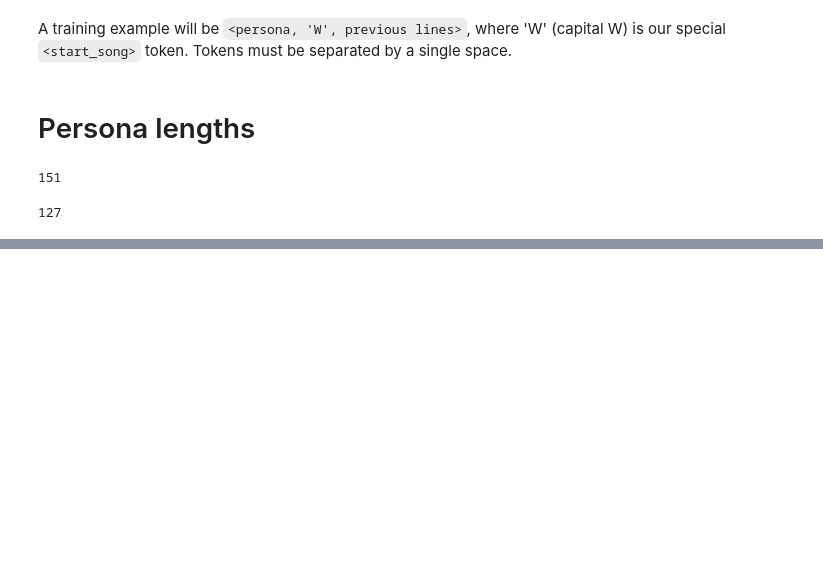
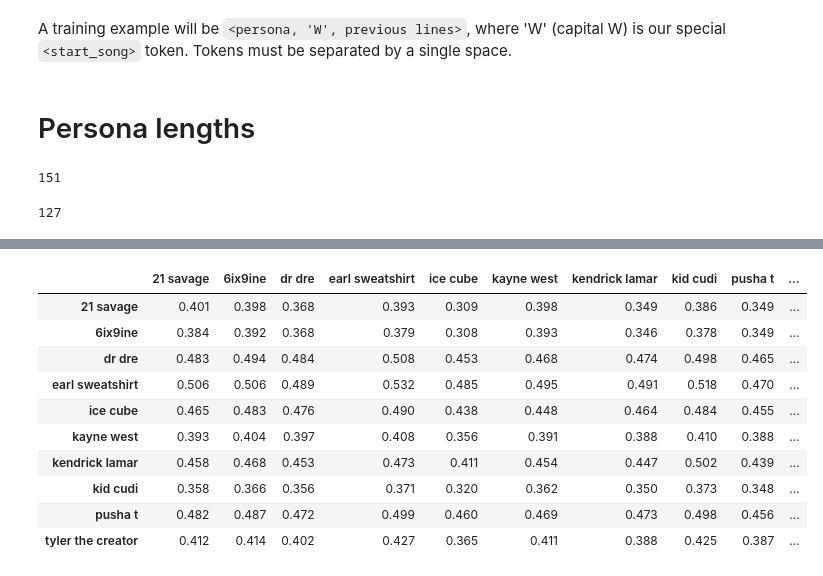
Before and after one commit to Lucaskabela/artist-lyric-gen, a Jupyter notebook: src/dataset/dataset.ipynb, the cells around one changed output, grey strips where cells are left out. Saved outputs shown, nothing was run; the diff lists cells and outputs as text; code cells hidden in the pictures; blank space fills up the shorter version.

```diff
--- a/src/dataset/dataset.ipynb
+++ b/src/dataset/dataset.ipynb
@@ -734,0 +775,32 @@ max(persona_lengths)
+# %%
+def highlight_diag(data, color='yellow'):
+    '''
+    highlight the diag values in a DataFrame
+    '''
+    attr = 'background-color: {}'.format(color)
+    # create a new dataframe of the same structure with default style value
+    df_style = data.replace(data, '')
+    # fill diagonal with highlight color
+    np.fill_diagonal(df_style.values, attr)
+    return df_style
+
+def max_bold(row):
+    max_val = max(row)
+    return ['font-weight: bold' if v == max_val else '' for v in row]
+
+colored_matrix = final_selected_matrix.style.apply(highlight_diag, axis=None)
+colored_matrix = colored_matrix.apply(max_bold, axis=1)
+colored_matrix.precision = 3
+colored_matrix
+# %% [output]
+|  | 21 savage | 6ix9ine | dr dre | earl sweatshirt | ice cube | kayne west | kendrick lamar | kid cudi | pusha t | ... |
+| 21 savage | 0.401 | 0.398 | 0.368 | 0.393 | 0.309 | 0.398 | 0.349 | 0.386 | 0.349 | ... |
+| 6ix9ine | 0.384 | 0.392 | 0.368 | 0.379 | 0.308 | 0.393 | 0.346 | 0.378 | 0.349 | ... |
+| dr dre | 0.483 | 0.494 | 0.484 | 0.508 | 0.453 | 0.468 | 0.474 | 0.498 | 0.465 | ... |
+| earl sweatshirt | 0.506 | 0.506 | 0.489 | 0.532 | 0.485 | 0.495 | 0.491 | 0.518 | 0.470 | ... |
+| ice cube | 0.465 | 0.483 | 0.476 | 0.490 | 0.438 | 0.448 | 0.464 | 0.484 | 0.455 | ... |
+| kayne west | 0.393 | 0.404 | 0.397 | 0.408 | 0.356 | 0.391 | 0.388 | 0.410 | 0.388 | ... |
+| kendrick lamar | 0.458 | 0.468 | 0.453 | 0.473 | 0.411 | 0.454 | 0.447 | 0.502 | 0.439 | ... |
+| kid cudi | 0.358 | 0.366 | 0.356 | 0.371 | 0.320 | 0.362 | 0.350 | 0.373 | 0.348 | ... |
+| pusha t | 0.482 | 0.487 | 0.472 | 0.499 | 0.460 | 0.469 | 0.473 | 0.498 | 0.456 | ... |
+| tyler the creator | 0.412 | 0.414 | 0.402 | 0.427 | 0.365 | 0.411 | 0.388 | 0.425 | 0.387 | ... |
```
Also changed, not shown: parts of 4 cells of this notebook, 1 other file.
